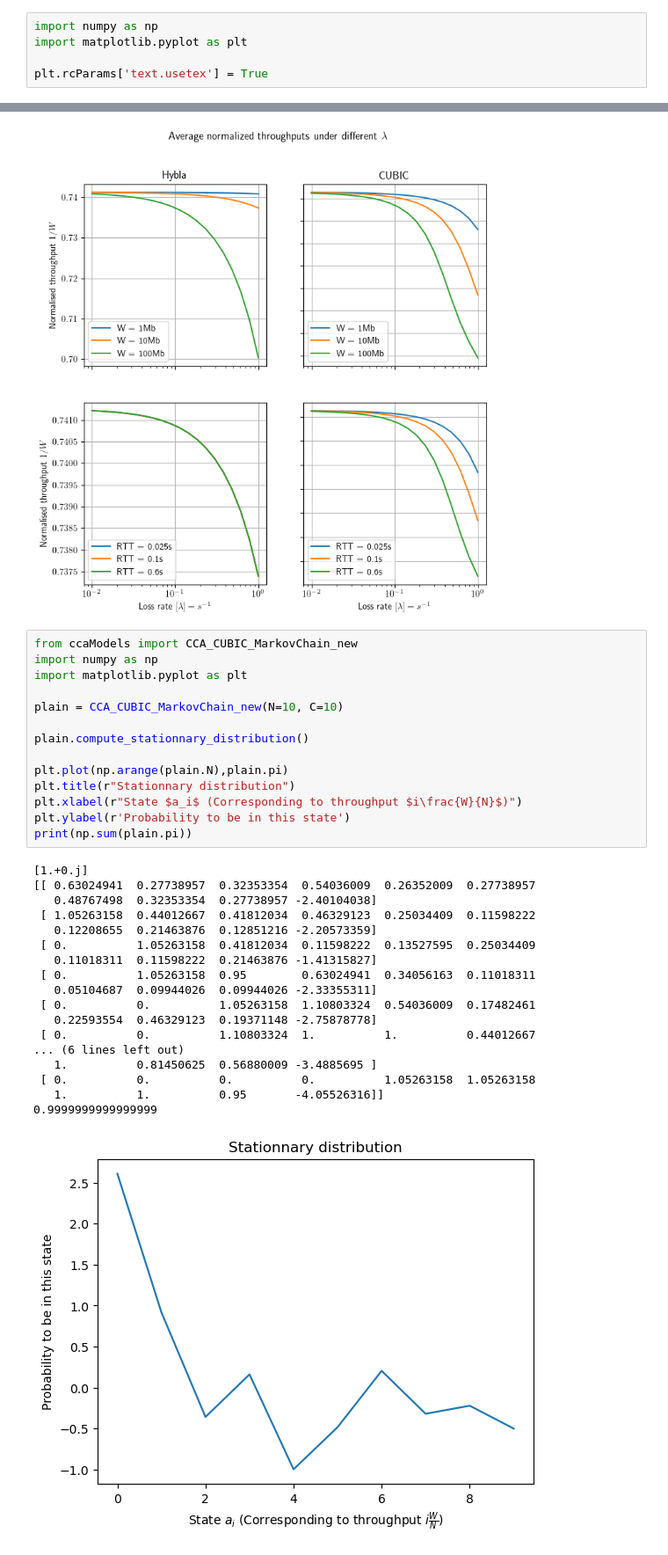
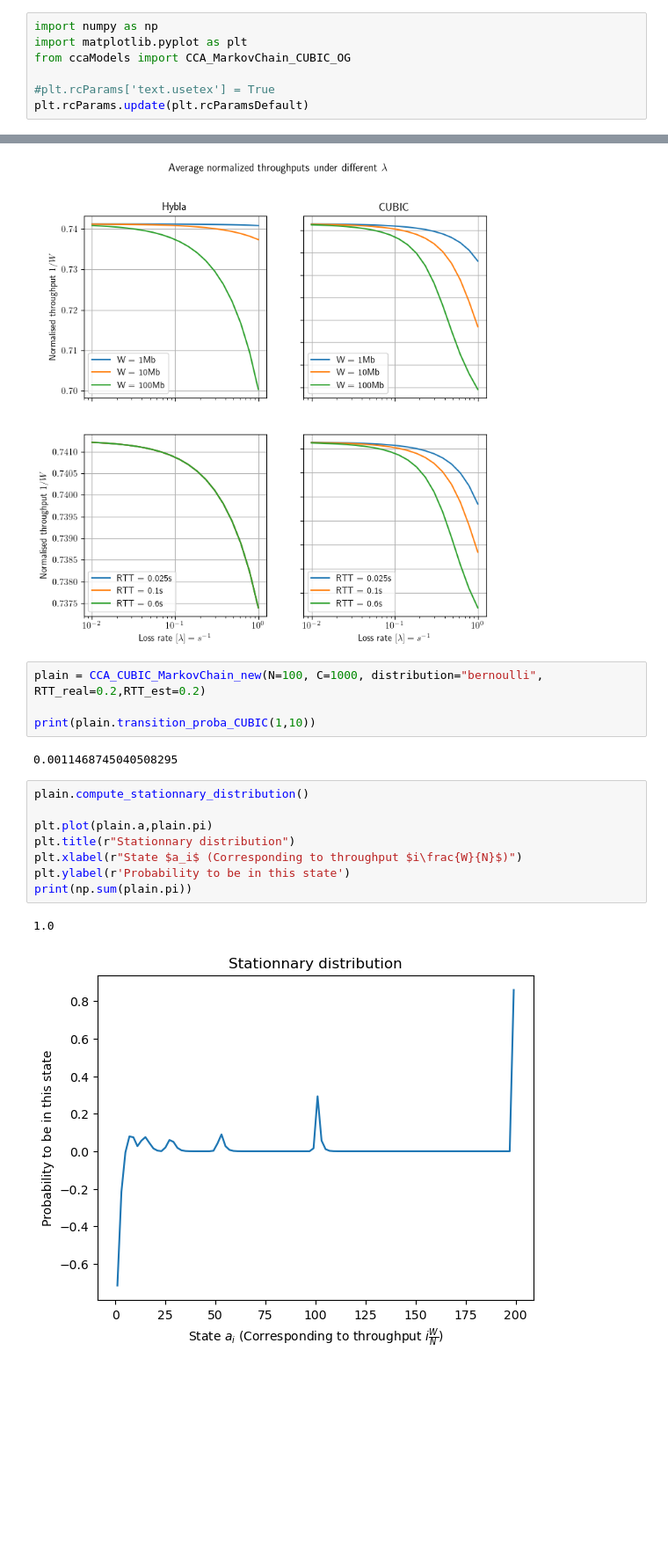
Before and after one commit to megretj/qpepcca, a Jupyter notebook: markovianModel.ipynb, the cells around one changed output, grey strips where cells are left out. Shown at 88% size. Cells and saved outputs as stored; diff of their text form; blank space fills up the shorter version.

Commit message:
started inheritance for models

```diff
--- a/markovianModel.ipynb
+++ b/markovianModel.ipynb
@@ -5,5 +10,7 @@ First we try to replicate their model
 # %%
 import numpy as np
 import matplotlib.pyplot as plt
+from ccaModels import CCA_MarkovChain_CUBIC_OG
 
-plt.rcParams['text.usetex'] = True
+#plt.rcParams['text.usetex'] = True
+plt.rcParams.update(plt.rcParamsDefault)
@@ -388,36 +231,20 @@ for ax in axs.flat:
     ax.label_outer()
 # %% [output]
 [figure]
+# %%
+plain = CCA_CUBIC_MarkovChain_new(N=100, C=1000, distribution="bernoulli", RTT_real=0.2,RTT_est=0.2)
+
+print(plain.transition_proba_CUBIC(1,10))
+# %% [output]
+0.0011468745040508295
 # %%
-from ccaModels import CCA_CUBIC_MarkovChain_new
-import numpy as np
-import matplotlib.pyplot as plt
-
-plain = CCA_CUBIC_MarkovChain_new(N=10, C=10)
-
 plain.compute_stationnary_distribution()
 
-plt.plot(np.arange(plain.N),plain.pi)
+plt.plot(plain.a,plain.pi)
 plt.title(r"Stationnary distribution")
 plt.xlabel(r"State $a_i$ (Corresponding to throughput $i\frac{W}{N}$)")
 plt.ylabel(r'Probability to be in this state')
 print(np.sum(plain.pi))
 # %% [output]
-[1.+0.j]
-[[ 0.63024941  0.27738957  0.32353354  0.54036009  0.26352009  0.27738957
-   0.48767498  0.32353354  0.27738957 -2.40104038]
- [ 1.05263158  0.44012667  0.41812034  0.46329123  0.25034409  0.11598222
-   0.12208655  0.21463876  0.12851216 -2.20573359]
- [ 0.          1.05263158  0.41812034  0.11598222  0.13527595  0.25034409
-   0.11018311  0.11598222  0.21463876 -1.41315827]
- [ 0.          1.05263158  0.95        0.63024941  0.34056163  0.11018311
-   0.05104687  0.09944026  0.09944026 -2.33355311]
- [ 0.          0.          1.05263158  1.10803324  0.54036009  0.17482461
-   0.22593554  0.46329123  0.19371148 -2.75878778]
- [ 0.          0.          1.10803324  1.          1.          0.44012667
-... (6 lines left out)
-   1.          0.81450625  0.56880009 -3.4885695 ]
- [ 0.          0.          0.          0.          1.05263158  1.05263158
-   1.          1.          0.95       -4.05526316]]
-0.9999999999999999
+1.0
-[figure, old version]
+[figure, new version]
```
Also changed, not shown: parts of 8 cells of this notebook, 1 other file.
